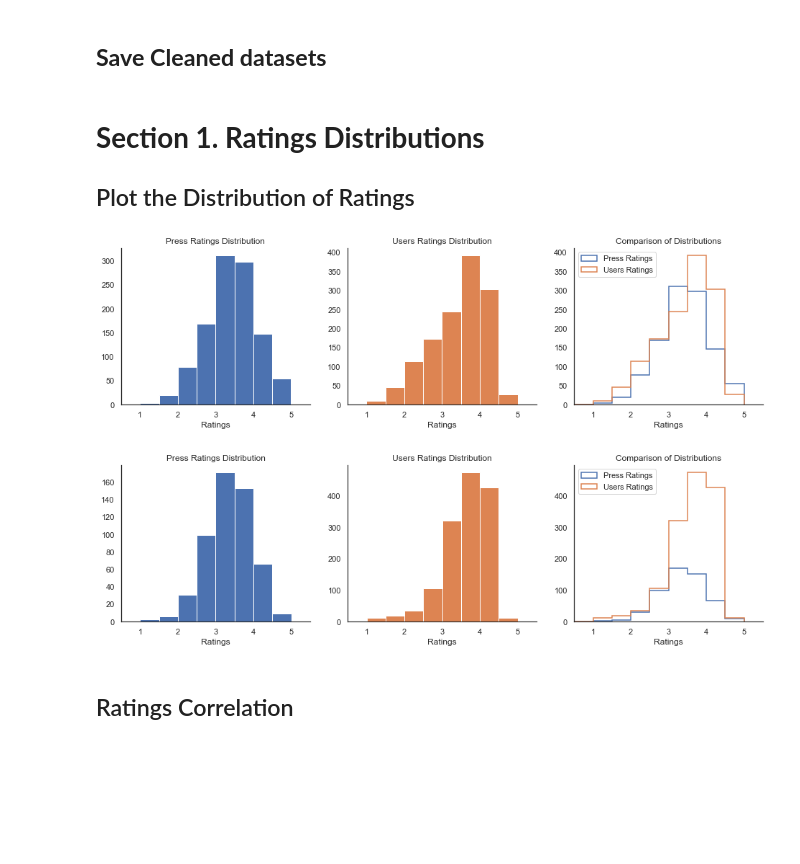
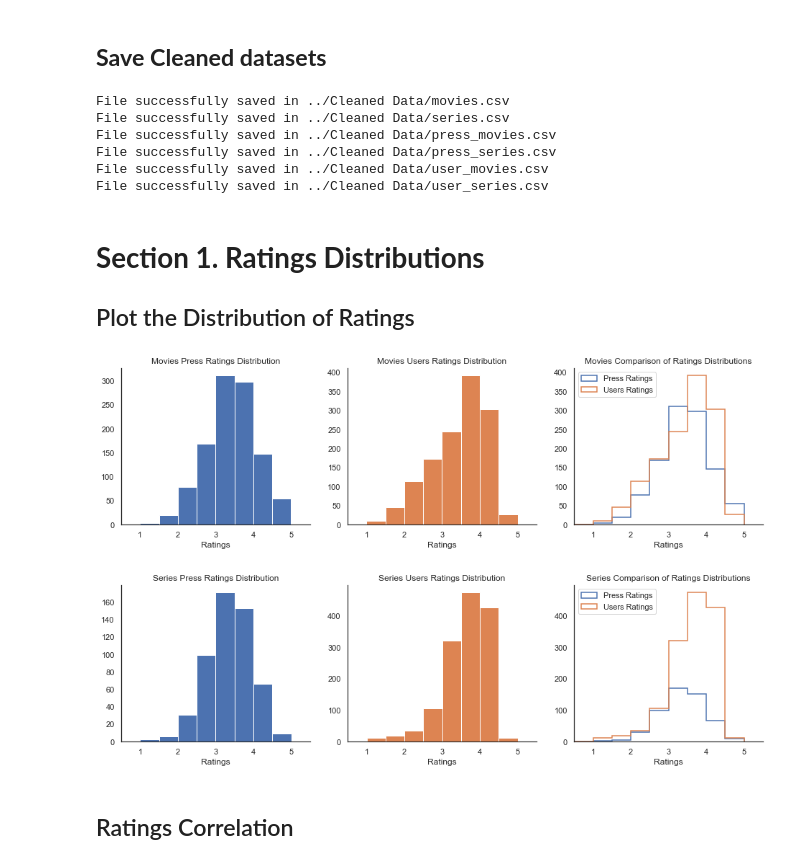
Before and after one commit to Bastien-LDC/Allocine-Recommender-System, a Jupyter notebook: Data Analysis/Allocine_Data_Analysis.ipynb, the cells around one changed output. Saved outputs shown, nothing was run; the diff lists cells and outputs as text; code cells hidden in the pictures; blank space fills up the shorter version.

Commit message:
Data cleaning and Genres + Nationality DF

```diff
--- a/Data Analysis/Allocine_Data_Analysis.ipynb
+++ b/Data Analysis/Allocine_Data_Analysis.ipynb
@@ -291,40 +279,51 @@ for k,v in data.items():
+# %%
+path = "../Cleaned Data/"
+for k,v in data.items():
+    save_data(v, path, k)
+# %% [output]
+File successfully saved in ../Cleaned Data/movies.csv
+File successfully saved in ../Cleaned Data/series.csv
+File successfully saved in ../Cleaned Data/press_movies.csv
+File successfully saved in ../Cleaned Data/press_series.csv
+File successfully saved in ../Cleaned Data/user_movies.csv
+File successfully saved in ../Cleaned Data/user_series.csv
 # %% [markdown]
 # **Section 1. Ratings Distributions**
 
 ## Plot the Distribution of Ratings
 # %%
-for df in data[:2]:
+for k,df in list(data.items())[:2]:
     sns.set(style="white", palette="deep")
 
     fig, axes = plt.subplots(1, 3, figsize = (16,4))
     ax1, ax2, ax3 = fig.axes
 
     ax1.set_xlim([0.5,5.5])
     ax2.set_xlim([0.5,5.5])
     ax3.set_xlim([0.5,5.5])
 
 
     ax1.hist(df["press_rating"], bins = 10, range = (0,5), color='C0') # bin range = 1
-    ax1.set_title('Press Ratings Distribution')
+    ax1.set_title(f'{k.title()} Press Ratings Distribution')
     ax1.set_xlabel('Ratings')
 
     ax2.hist(df["user_rating"], bins = 10, range = (0,5), color='C1') # bin range = 1
-    ax2.set_title('Users Ratings Distribution')
+    ax2.set_title(f'{k.title()} Users Ratings Distribution')
     ax2.set_xlabel('Ratings')
 
     ax3.hist(df["press_rating"], bins = 10, range = (0,5), histtype = 'step',
             lw=1.5, label='Press Ratings', color='C0')
     ax3.hist(df["user_rating"], bins = 10, range = (0,5), histtype = 'step',
             lw=1.5, label='Users Ratings', color='C1')
     ax3.legend(loc = 'upper left')
-    ax3.set_title('Comparison of Distributions')
+    ax3.set_title(f'{k.title()} Comparison of Ratings Distributions')
     ax3.set_xlabel('Ratings')
 
     for ax in fig.axes:
         ax.spines['top'].set_visible(False)
         ax.spines['right'].set_visible(False)
 # %% [output]
-[figure, old version]
+[figure, new version]
-[figure, old version]
+[figure, new version]
 # %%
 # save the fig
```
Also changed, not shown: parts of 49 cells of this notebook.
